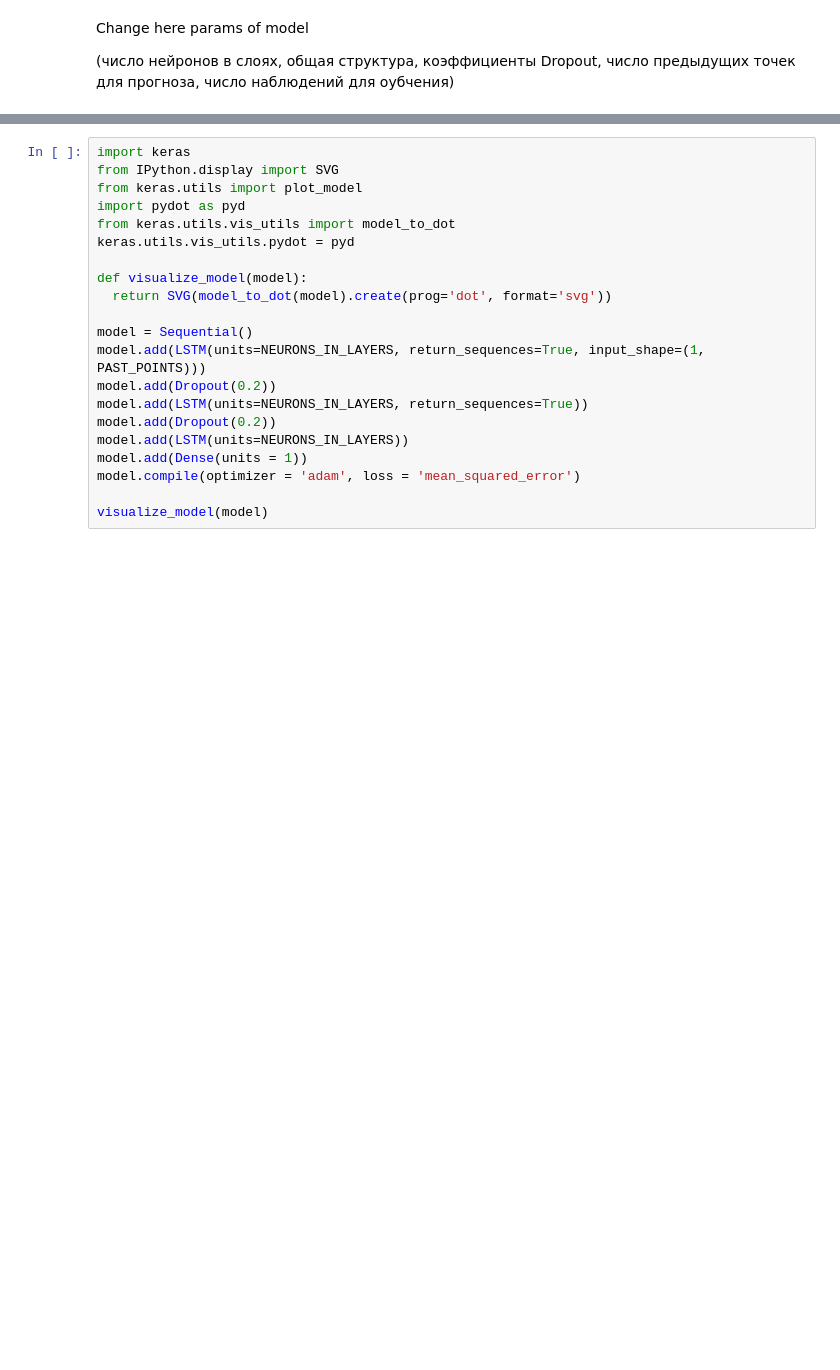
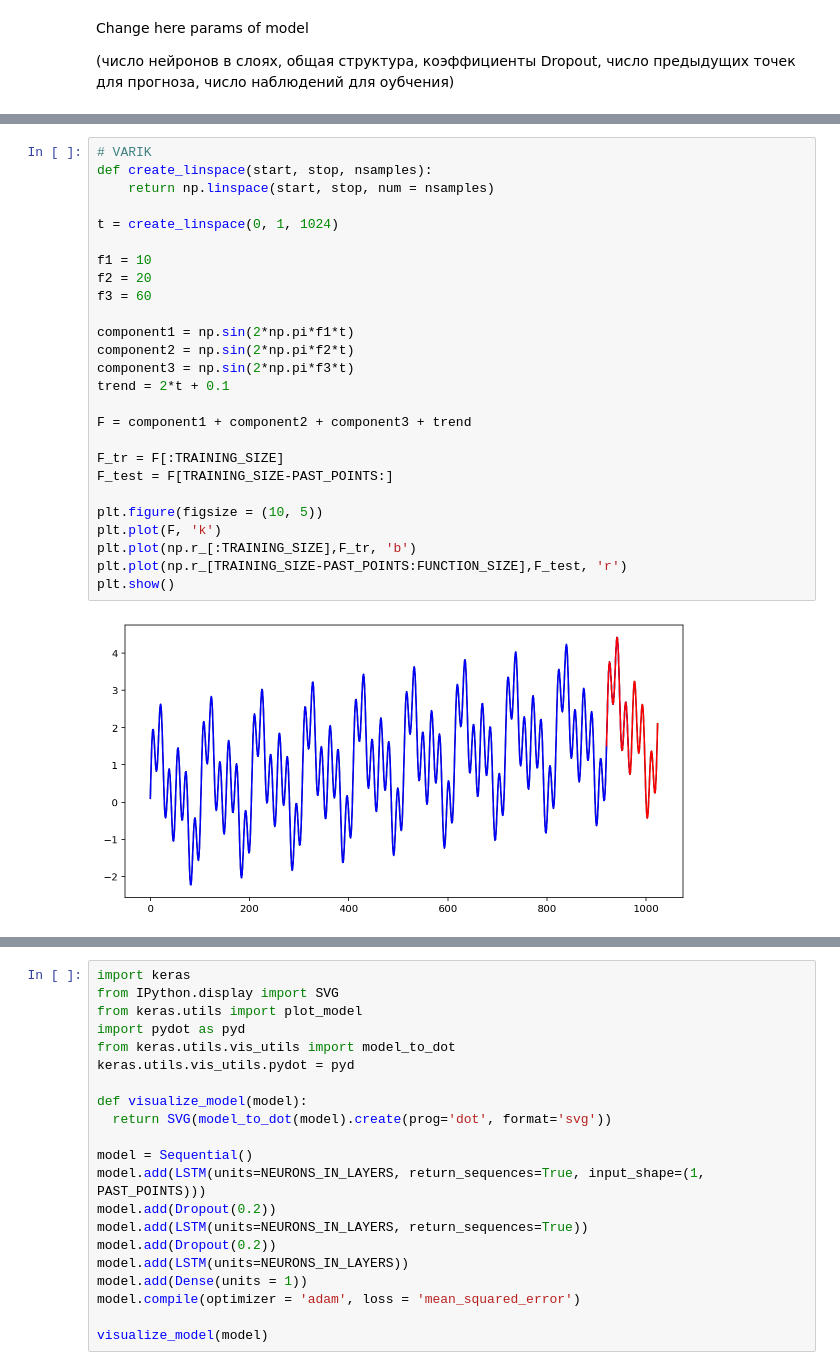
Before and after one commit to ghspbravo/TSA-ep2, a Jupyter notebook: LR3.ipynb, the cells around one changed output, grey strips where cells are left out. Cells and saved outputs as stored; diff of their text form; blank space fills up the shorter version.

```diff
--- a/LR3.ipynb
+++ b/LR3.ipynb
@@ -53,3 +58,31 @@ plt.show()
+# %%
+# VARIK
+def create_linspace(start, stop, nsamples):
+    return np.linspace(start, stop, num = nsamples)
+
+t = create_linspace(0, 1, 1024)
+
+f1 = 10
+f2 = 20
+f3 = 60
+
+component1 = np.sin(2*np.pi*f1*t)
+component2 = np.sin(2*np.pi*f2*t)
+component3 = np.sin(2*np.pi*f3*t)
+trend = 2*t + 0.1
+
+F = component1 + component2 + component3 + trend
+
+F_tr = F[:TRAINING_SIZE]
+F_test = F[TRAINING_SIZE-PAST_POINTS:]
+
+plt.figure(figsize = (10, 5))
+plt.plot(F, 'k')
+plt.plot(np.r_[:TRAINING_SIZE],F_tr, 'b')
+plt.plot(np.r_[TRAINING_SIZE-PAST_POINTS:FUNCTION_SIZE],F_test, 'r')
+plt.show()
+# %% [output]
+[figure, added]
 # %%
 from keras.preprocessing.sequence import TimeseriesGenerator
 data_gen = TimeseriesGenerator(F_tr, F_tr, length=PAST_POINTS, sampling_rate=1, batch_size=TRAINING_SIZE)
```
Also changed, not shown: parts of 9 cells of this notebook.
